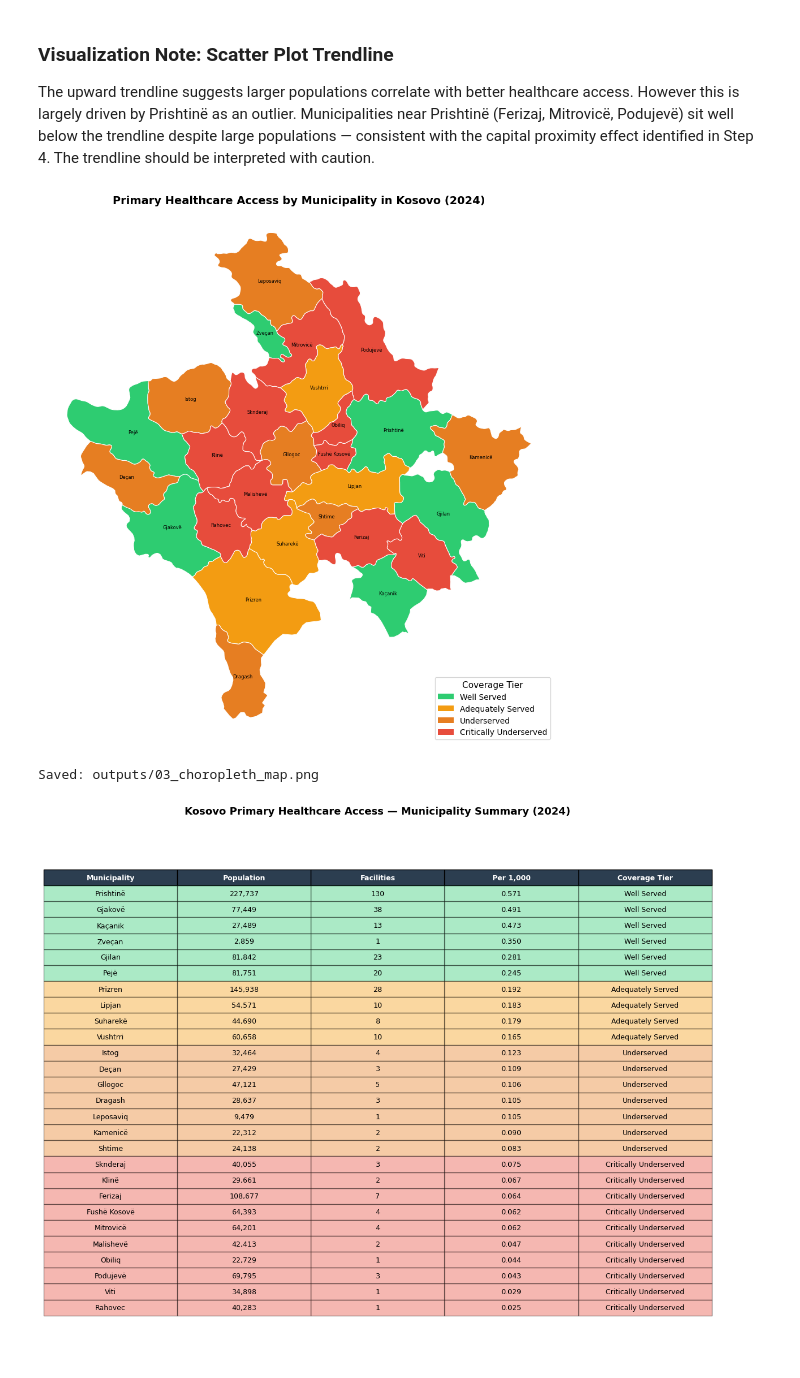
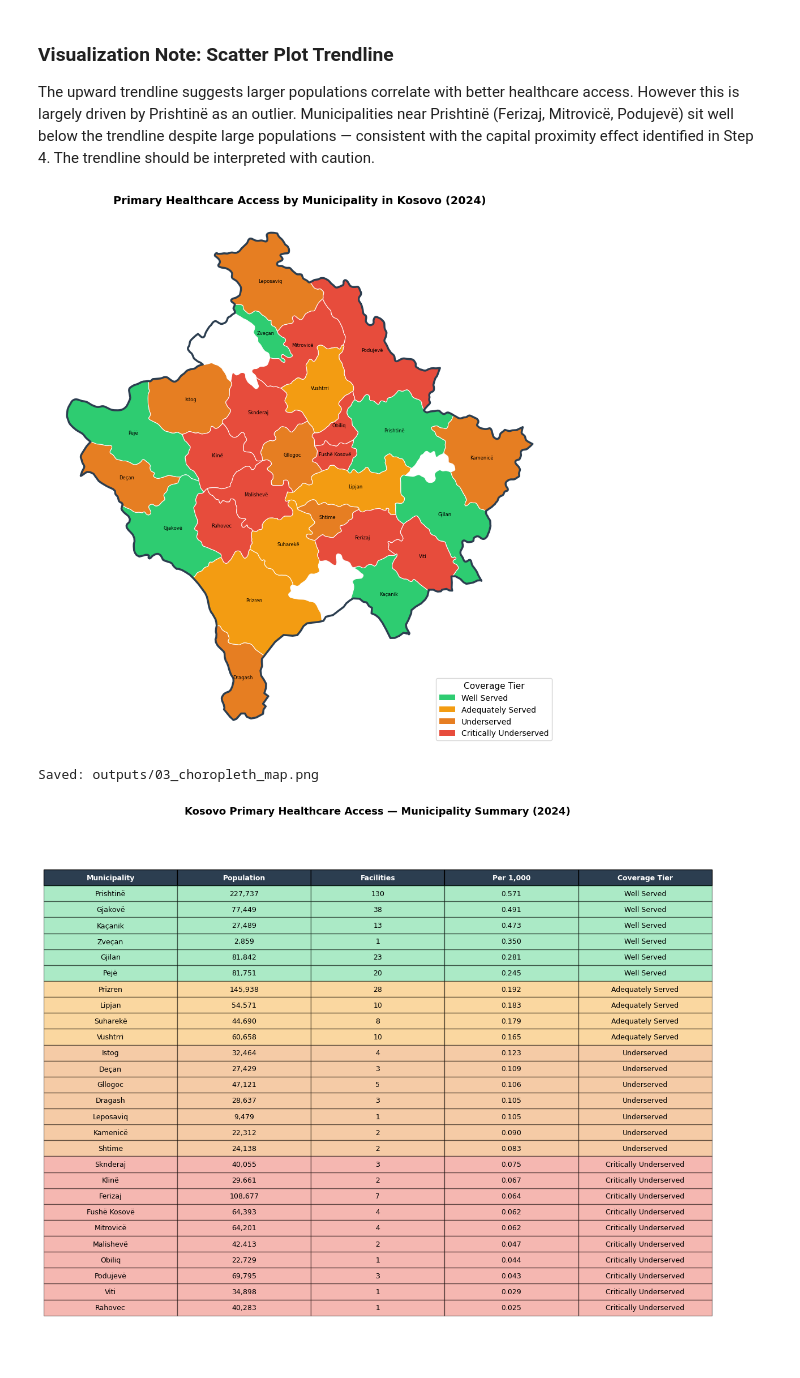
Before and after one commit to AnidMehmeti/kosovo-healthcare-analyzer, a Jupyter notebook: notebooks/kosovo_healthcare_analysis.ipynb, the cells around one changed output. Cells and saved outputs as stored; diff of their text form; code cells hidden in the pictures.

Commit message:
Updated choropleth map with complete Kosovo outer border

```diff
--- a/notebooks/kosovo_healthcare_analysis.ipynb
+++ b/notebooks/kosovo_healthcare_analysis.ipynb
@@ -965,35 +965,39 @@ fig, ax = plt.subplots(figsize=(14, 10))
 for tier, color in tier_colors.items():
     subset = map_df[map_df['coverage_tier'] == tier]
     subset.plot(ax=ax, color=color, edgecolor='white', linewidth=0.8, label=tier)
+
+    # Add Kosovo outer border
+kosovo_border = kosovo_map.dissolve()
+kosovo_border.plot(ax=ax, facecolor='none', edgecolor='#2c3e50', linewidth=2.5)
 
 # Add municipality name labels
 for _, row in map_df.iterrows():
     centroid = row.geometry.centroid
     ax.annotate(
         row['municipality'],
         xy=(centroid.x, centroid.y),
         fontsize=6,
         ha='center',
         color='black'
     )
 
 # Formatting
 ax.set_title('Primary Healthcare Access by Municipality in Kosovo (2024)',
              fontsize=14, fontweight='bold')
 ax.set_axis_off()
 
 # Legend
 from matplotlib.patches import Patch
 legend_elements = [Patch(facecolor=tier_colors[t], label=t) for t in tier_order]
 ax.legend(handles=legend_elements, loc='lower right', fontsize=10,
           title='Coverage Tier', title_fontsize=11)
 
 plt.tight_layout()
 plt.savefig('../outputs/03_choropleth_map.png', dpi=150, bbox_inches='tight')
 plt.show()
 print("Saved: outputs/03_choropleth_map.png")
 # %% [output]
-[figure, old version]
+[figure, new version]
 Saved: outputs/03_choropleth_map.png
 # %%
 # Visualization 4 — Summary table
```
Also changed, not shown: 3 other files.
